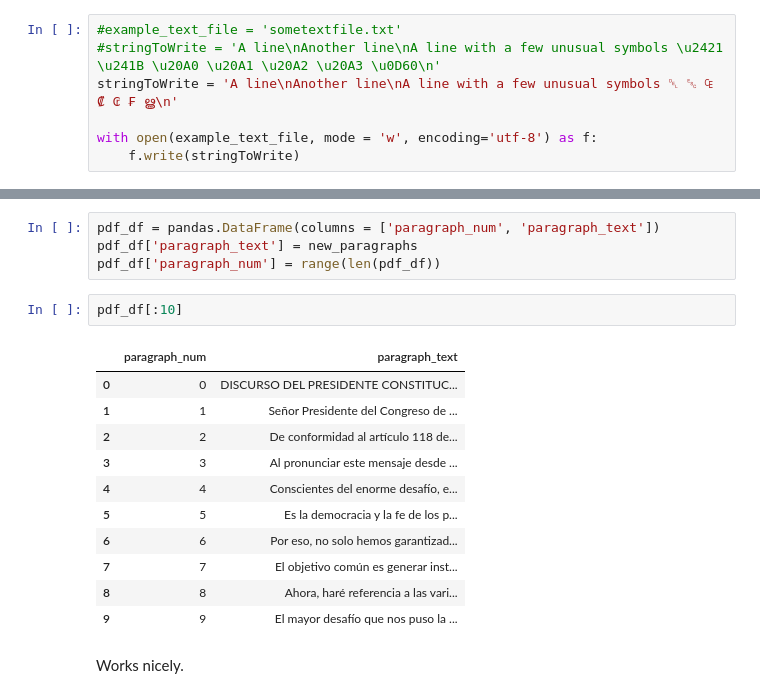
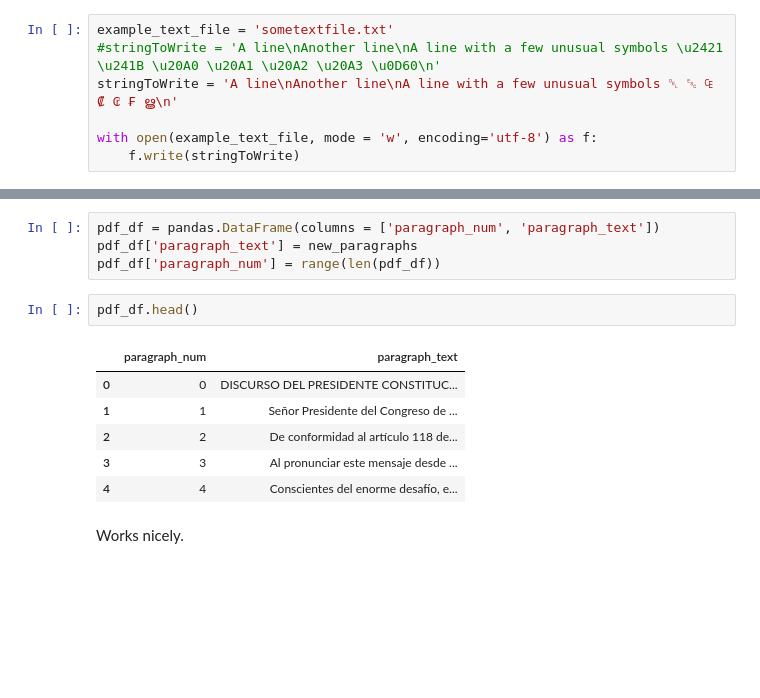
Before and after one commit to luisesanmartin/Content-Analysis-2020, a Jupyter notebook: week-1/1-intro.ipynb, the cells around one changed output, grey strips where cells are left out. Cells and saved outputs as stored; diff of their text form; blank space fills up the shorter version.

```diff
--- a/week-1/1-intro.ipynb
+++ b/week-1/1-intro.ipynb
@@ -746,7 +741,7 @@ text editor is often a great way of learning what the file is.
 
 We can create a text file in python with the `open()` function
 # %%
-#example_text_file = 'sometextfile.txt'
+example_text_file = 'sometextfile.txt'
 #stringToWrite = 'A line\nAnother line\nA line with a few unusual symbols \u2421 \u241B \u20A0 \u20A1 \u20A2 \u20A3 \u0D60\n'
 stringToWrite = 'A line\nAnother line\nA line with a few unusual symbols ␡ ␛ ₠ ₡ ₢ ₣ ൠ\n'
 
@@ -1068,19 +1097,14 @@ pdf_df = pandas.DataFrame(columns = ['paragraph_num', 'paragraph_text'])
 pdf_df['paragraph_text'] = new_paragraphs
 pdf_df['paragraph_num'] = range(len(pdf_df))
 # %%
-pdf_df[:10]
+pdf_df.head()
 # %% [output]
 |  | paragraph_num | paragraph_text |
 | 0 | 0 | DISCURSO DEL PRESIDENTE CONSTITUC... |
 | 1 | 1 | Señor Presidente del Congreso de ... |
 | 2 | 2 | De conformidad al artículo 118 de... |
 | 3 | 3 | Al pronunciar este mensaje desde ... |
 | 4 | 4 | Conscientes del enorme desafío, e... |
-| 5 | 5 | Es la democracia y la fe de los p... |
-| 6 | 6 | Por eso, no solo hemos garantizad... |
-| 7 | 7 | El objetivo común es generar inst... |
-| 8 | 8 | Ahora, haré referencia a las vari... |
-| 9 | 9 | El mayor desafío que nos puso la ... |
 # %% [markdown]
 Works nicely.
 # %% [markdown]
```
Also changed, not shown: parts of 6 cells of this notebook, 2 other files.
